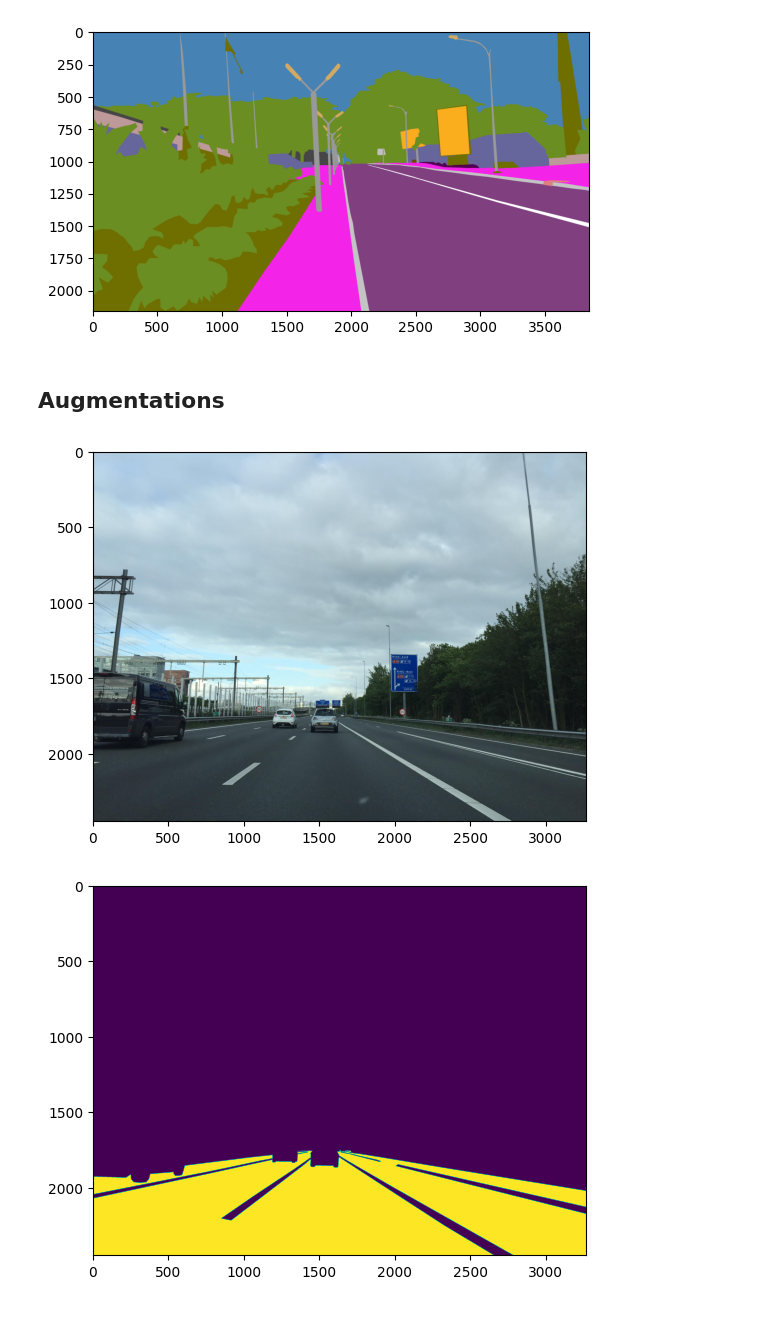
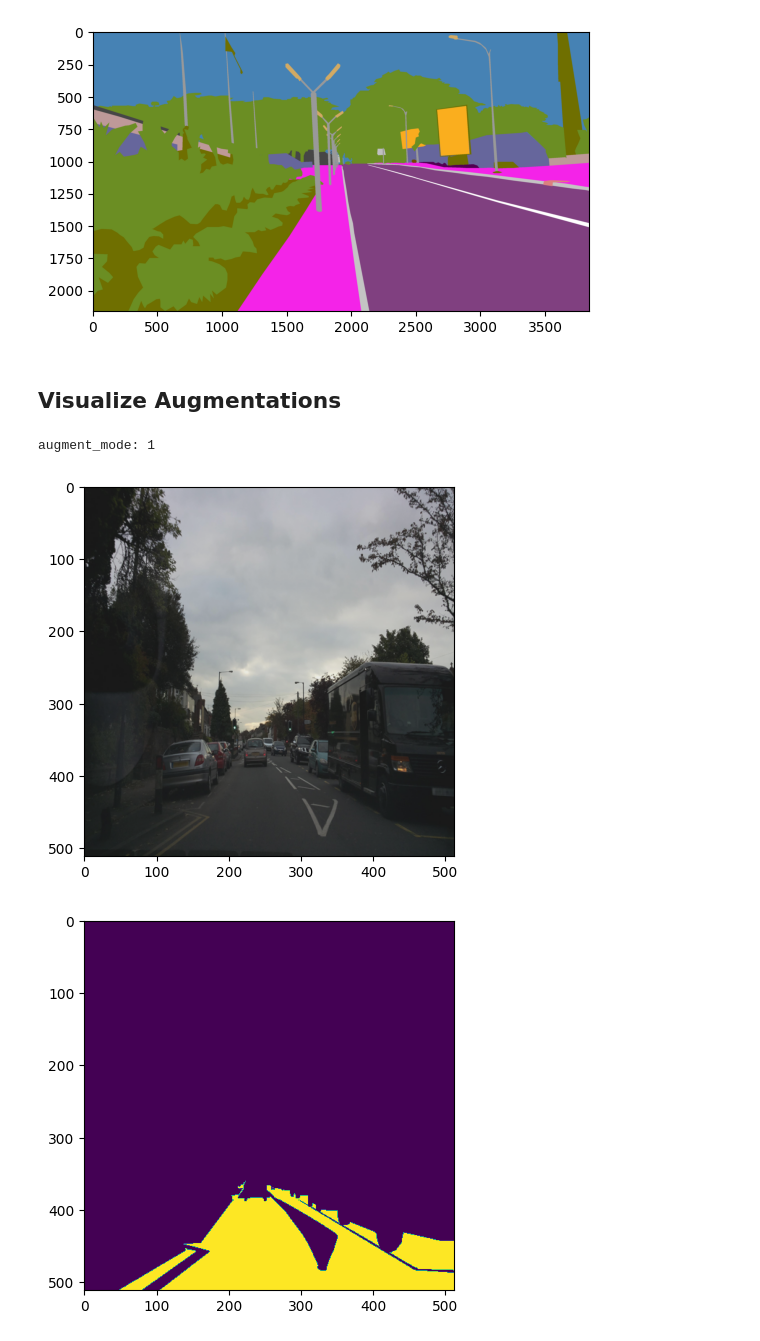
Before and after one commit to ObinnaUzoh/mapillary-semantic-segmentation, a Jupyter notebook: notebooks/visualize.ipynb, the cells around one changed output. Drawn from its saved outputs; the diff is of its cells as text; code cells hidden in the pictures.

Commit message:
impl augmentations

```diff
--- a/notebooks/visualize.ipynb
+++ b/notebooks/visualize.ipynb
@@ -90,19 +93,21 @@ plot_img_label(os.path.splitext(image_fn)[0])
 [figure]
 [figure]
 # %% [markdown]
-## Augmentations
+## Visualize Augmentations
 # %%
-train_dataset = Mapillary_SemSeg_Dataset('training', '../data')
+train_dataset = Mapillary_SemSeg_Dataset('training', '../data', (512, 512), augment=True, verbose=True)
 # %%
 train_dataset = iter(train_dataset)
 # %%
-img, label = next(train_dataset)
-img = img.transpose(1, 2, 0).astype(np.uint8)
-label = label.transpose(1, 2, 0).astype(np.uint8)
+image, mask = next(train_dataset)
+image = image.transpose(1, 2, 0).astype(np.uint8)
+mask = mask.transpose(1, 2, 0).astype(np.uint8)
+# %% [output]
+augment_mode: 1
 # %%
-for a in (img, label[:, :, 21]):
+for a in (image, mask[:, :, 21]):
     plt.imshow(a)
     plt.show()
 # %% [output]
-[figure, old version]
+[figure, new version]
-[figure, old version]
+[figure, new version]
```
Also changed, not shown: parts of 6 cells of this notebook, 1 other file.
